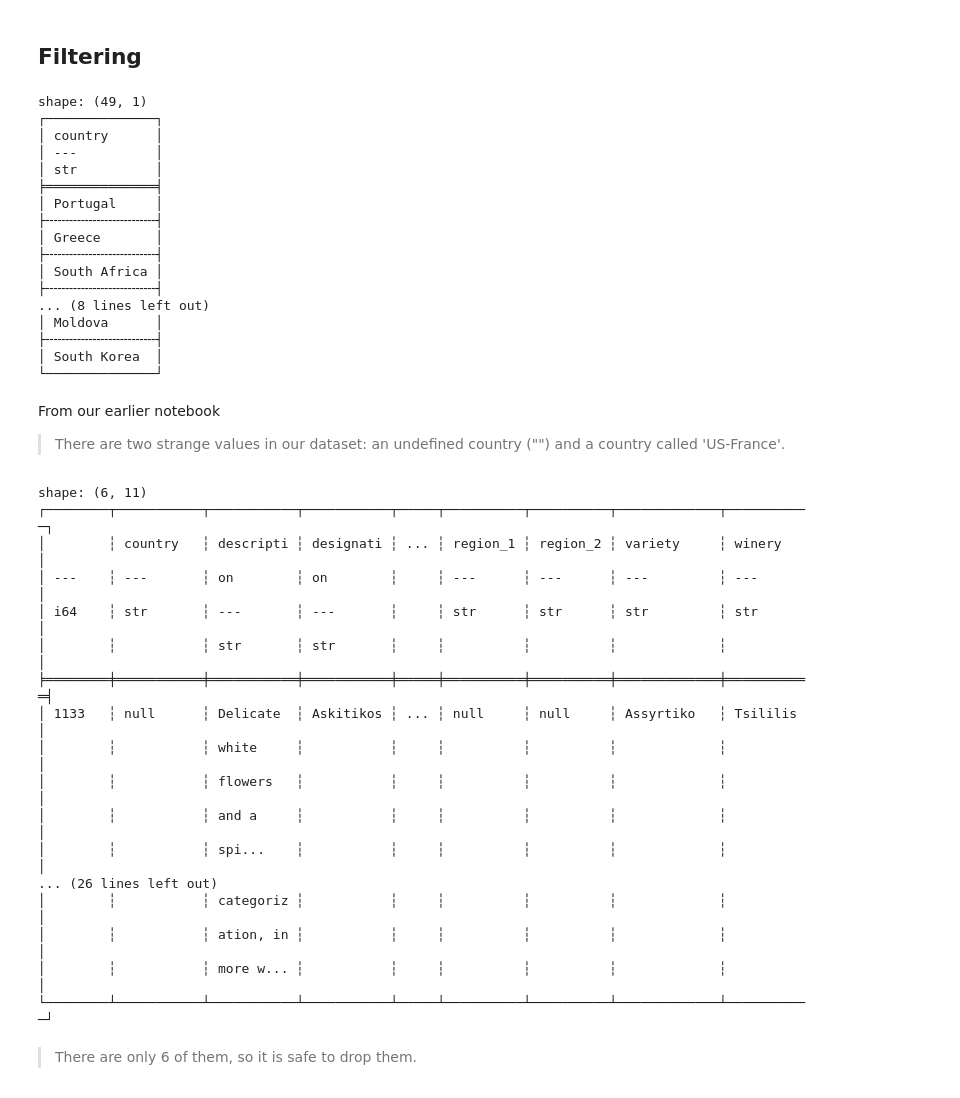
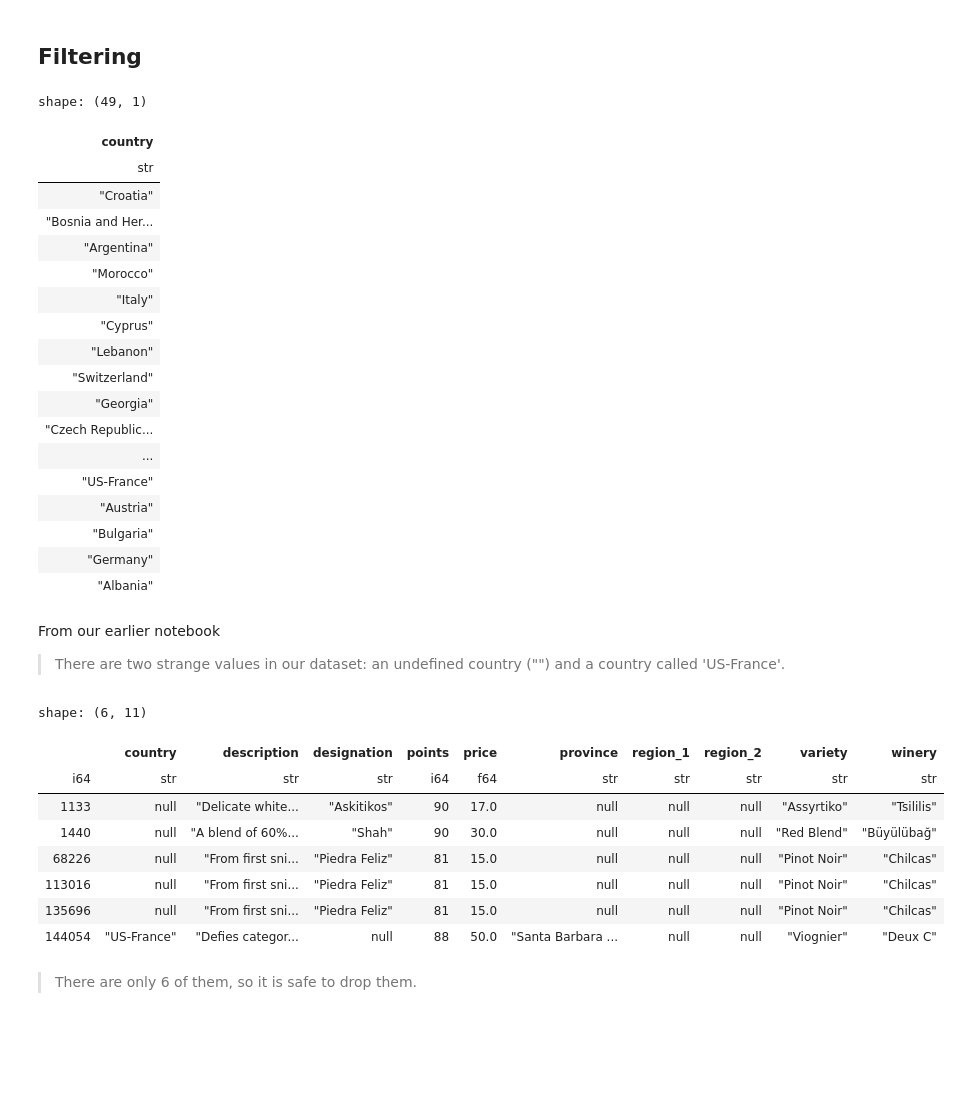
Before and after one commit to r-brink/polars-tutorial, a Jupyter notebook: polars-tutorial-2022.ipynb, the cells around one changed output. Saved outputs shown, nothing was run; the diff lists cells and outputs as text; code cells hidden in the pictures; blank space fills up the shorter version.

```diff
--- a/polars-tutorial-2022.ipynb
+++ b/polars-tutorial-2022.ipynb
@@ -231,56 +207,50 @@ shape: (7, 12)
 # %% [markdown]
 ## Filtering
 # %%
-print(df.select([
+df.select([
     pl.col("country").unique()
-]))
+])
 
 # data['country'].unique().to_list()
 # %% [output]
 shape: (49, 1)
-┌──────────────┐
-│ country      │
-│ ---          │
-│ str          │
-╞══════════════╡
-│ Portugal     │
-├╌╌╌╌╌╌╌╌╌╌╌╌╌╌┤
-│ Greece       │
-├╌╌╌╌╌╌╌╌╌╌╌╌╌╌┤
-│ South Africa │
-├╌╌╌╌╌╌╌╌╌╌╌╌╌╌┤
-... (8 lines left out)
-│ Moldova      │
-├╌╌╌╌╌╌╌╌╌╌╌╌╌╌┤
-│ South Korea  │
-└──────────────┘
+| country |
+| str |
+| "Croatia" |
+| "Bosnia and Her... |
+| "Argentina" |
+| "Morocco" |
+| "Italy" |
+| "Cyprus" |
+| "Lebanon" |
+| "Switzerland" |
+| "Georgia" |
+| "Czech Republic... |
+| ... |
+| "US-France" |
+| "Austria" |
+| "Bulgaria" |
+| "Germany" |
+| "Albania" |
 # %% [markdown]
 From our earlier notebook
 
 > There are two strange values in our dataset: an undefined country ("") and a country called 'US-France'.
 # %%
-print(df.filter(
+df.filter(
     (pl.col('country') == 'US-France') |
     (pl.col('country').is_null())
-))
+)
 # %% [output]
 shape: (6, 11)
-┌────────┬───────────┬───────────┬───────────┬─────┬──────────┬──────────┬─────────────┬───────────┐
-│        ┆ country   ┆ descripti ┆ designati ┆ ... ┆ region_1 ┆ region_2 ┆ variety     ┆ winery    │
-│ ---    ┆ ---       ┆ on        ┆ on        ┆     ┆ ---      ┆ ---      ┆ ---         ┆ ---       │
-│ i64    ┆ str       ┆ ---       ┆ ---       ┆     ┆ str      ┆ str      ┆ str         ┆ str       │
-│        ┆           ┆ str       ┆ str       ┆     ┆          ┆          ┆             ┆           │
-╞════════╪═══════════╪═══════════╪═══════════╪═════╪══════════╪══════════╪═════════════╪═══════════╡
-│ 1133   ┆ null      ┆ Delicate  ┆ Askitikos ┆ ... ┆ null     ┆ null     ┆ Assyrtiko   ┆ Tsililis  │
-│        ┆           ┆ white     ┆           ┆     ┆          ┆          ┆             ┆           │
-│        ┆           ┆ flowers   ┆           ┆     ┆          ┆          ┆             ┆           │
-│        ┆           ┆ and a     ┆           ┆     ┆          ┆          ┆             ┆           │
-│        ┆           ┆ spi...    ┆           ┆     ┆          ┆          ┆             ┆           │
-... (26 lines left out)
-│        ┆           ┆ categoriz ┆           ┆     ┆          ┆          ┆             ┆           │
-│        ┆           ┆ ation, in ┆           ┆     ┆          ┆          ┆             ┆           │
-│        ┆           ┆ more w... ┆           ┆     ┆          ┆          ┆             ┆           │
-└────────┴───────────┴───────────┴───────────┴─────┴──────────┴──────────┴─────────────┴───────────┘
+|  | country | description | designation | points | price | province | region_1 | region_2 | variety | winery |
+| i64 | str | str | str | i64 | f64 | str | str | str | str | str |
+| 1133 | null | "Delicate white... | "Askitikos" | 90 | 17.0 | null | null | null | "Assyrtiko" | "Tsililis" |
+| 1440 | null | "A blend of 60%... | "Shah" | 90 | 30.0 | null | null | null | "Red Blend" | "Büyülübağ" |
+| 68226 | null | "From first sni... | "Piedra Feliz" | 81 | 15.0 | null | null | null | "Pinot Noir" | "Chilcas" |
+| 113016 | null | "From first sni... | "Piedra Feliz" | 81 | 15.0 | null | null | null | "Pinot Noir" | "Chilcas" |
+| 135696 | null | "From first sni... | "Piedra Feliz" | 81 | 15.0 | null | null | null | "Pinot Noir" | "Chilcas" |
+| 144054 | "US-France" | "Defies categor... | null | 88 | 50.0 | "Santa Barbara ... | null | null | "Viognier" | "Deux C" |
 # %% [markdown]
 > There are only 6 of them, so it is safe to drop them.
 # %%
```
Also changed, not shown: parts of 11 cells of this notebook.
